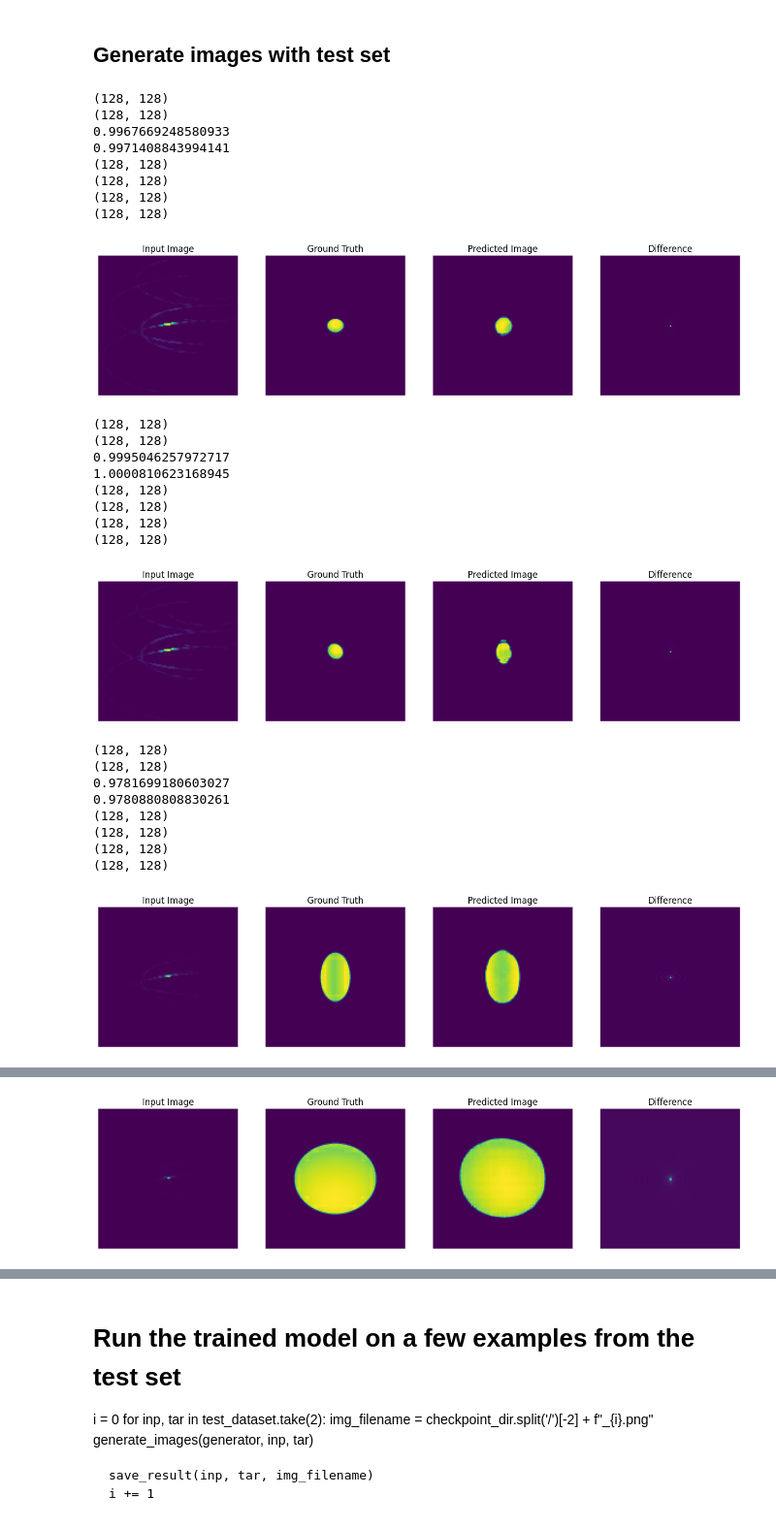
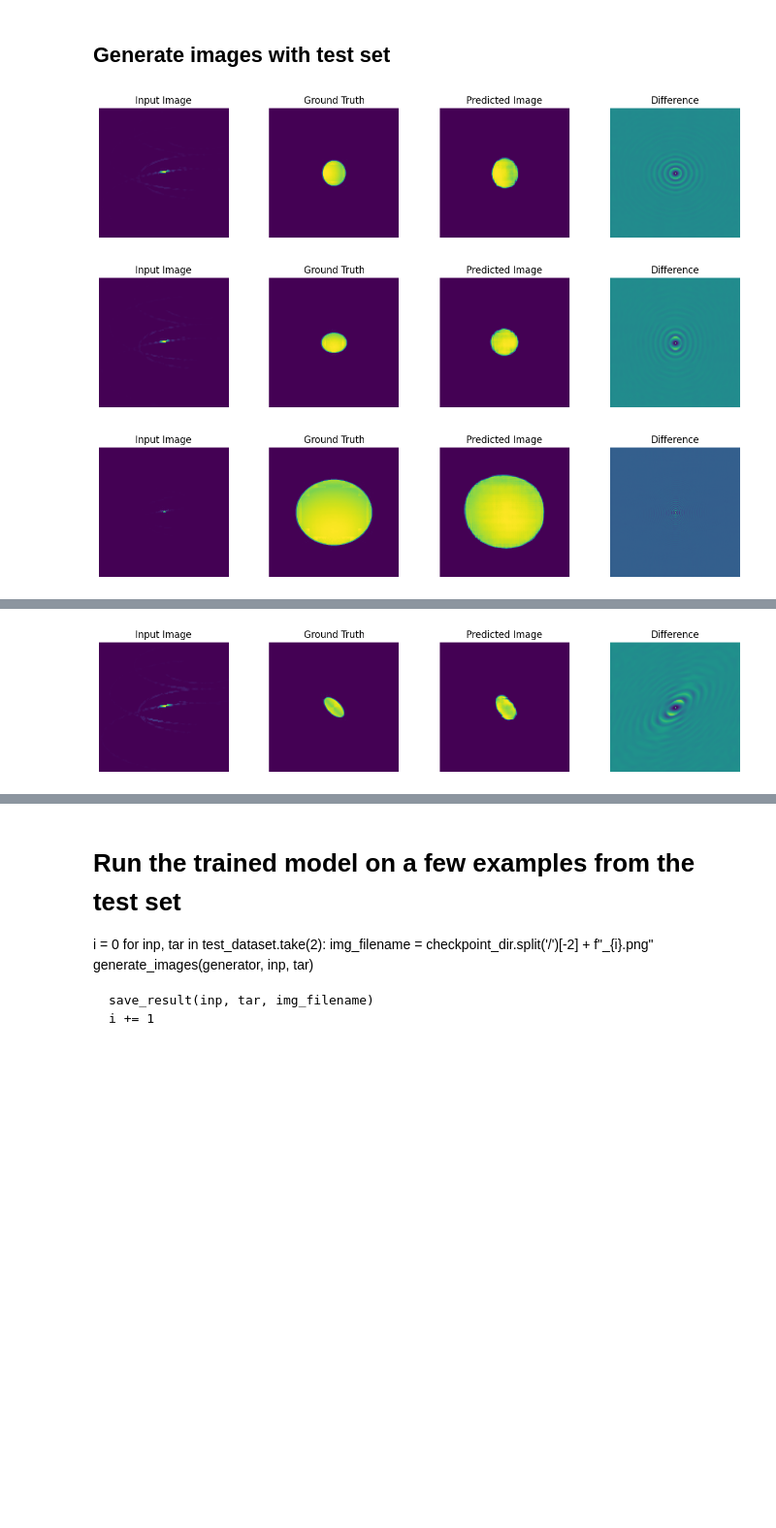
Before and after one commit to Yurivanderburg/II_GAN, a Jupyter notebook: Ellipsoids/Ellipsoid_v0.8.ipynb, the cells around one changed output, grey strips where cells are left out. Shown at 97% size. Saved outputs shown, nothing was run; the diff lists cells and outputs as text; code cells hidden in the pictures; blank space fills up the shorter version.

```diff
--- a/Ellipsoids/Ellipsoid_v0.8.ipynb
+++ b/Ellipsoids/Ellipsoid_v0.8.ipynb
@@ -579,72 +647,9 @@ def mse(img1, img2):
-# %%
-# Plot images during training. Use training=True to show the batch statistics, not the accumulated statistics.
-def generate_images(model, test_input, target, show_diff = False, sampling = False, save_images = False):
-    """
-    Generates images. Optionally, also saves some images.
-    """
-
-
-
-    prediction = model(test_input, training=True)
-    plt.figure(figsize=(16, 16))
-
-
-
-    # Check wheter the image is rotated by 180 degrees or not
-    prediction = optional_rotation(prediction, target) # shape=(128, 128)
-    #prediction = [prediction]
-
-
-    if show_diff:
-        #difference = ff2d_difference(target[0,:,:,0], prediction[0], sampling=sampling)
-        difference = ff2d_difference(target[0,:,:,0], prediction, sampling=sampling)
-        display_list = [test_input[0,:,:,0], target[0,:,:,0], prediction*0.5 + 0.5, difference]
-        title = ['Input Image', 'Ground Truth', 'Predicted Image', 'Difference']
-        N_images = 4
-    else:
-        display_list = [test_input[0], target[0], prediction*0.5 + 0.5]
-        title = ['Input Image', 'Ground Truth', 'Predicted Image']
-        N_images = 3
-
-
-
-
-    for i in range(N_images):
-        plt.subplot(1, N_images, i+1)
-        plt.title(title[i])
-        # Getting the pixel values in the [0, 1] range to plot.
-        plt.imshow(display_list[i]* 0.5 + 0.5)
-        plt.axis('off')
-        print(np.shape(display_list[i]))
-    plt.show()
 # %%
+counter = 0
 for inp, tar in test_dataset.take(10):
-  generate_images(generator, inp, tar, show_diff=True, sampling=False)
+    generate_images(generator, inp, tar, show_diff=True, sampling=False, save_images=True, counter=counter)
+    counter += 1
 # %% [output]
-(128, 128)
-(128, 128)
-0.9967669248580933
-0.9971408843994141
-(128, 128)
-(128, 128)
-(128, 128)
-(128, 128)
-[figure, old version]
+[figure, new version]
-(128, 128)
-(128, 128)
-0.9995046257972717
-1.0000810623168945
-(128, 128)
-(128, 128)
-(128, 128)
-(128, 128)
-[figure, old version]
+[figure, new version]
-(128, 128)
-(128, 128)
-0.9781699180603027
-0.9780880808830261
-(128, 128)
-(128, 128)
-(128, 128)
-(128, 128)
-[figure, old version]
+[figure, new version]
@@ -659 +656 @@ for inp, tar in test_dataset.take(10):
-[figure, old version]
+[figure, new version]
```
Also changed, not shown: parts of 34 cells of this notebook, 3 other files.
